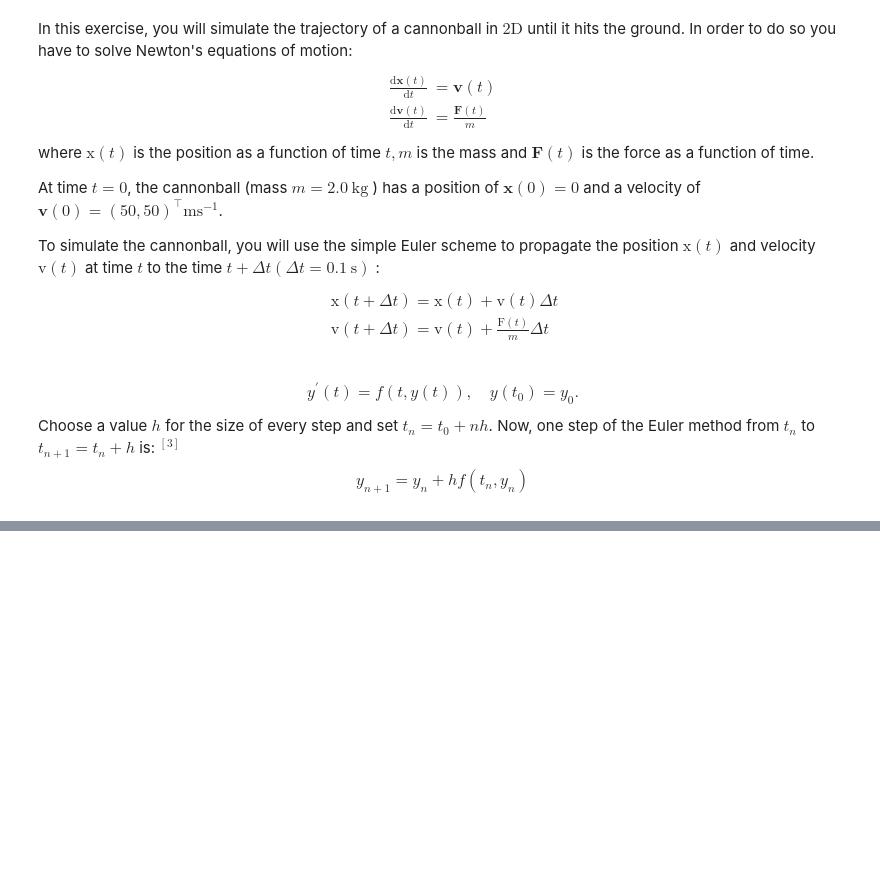
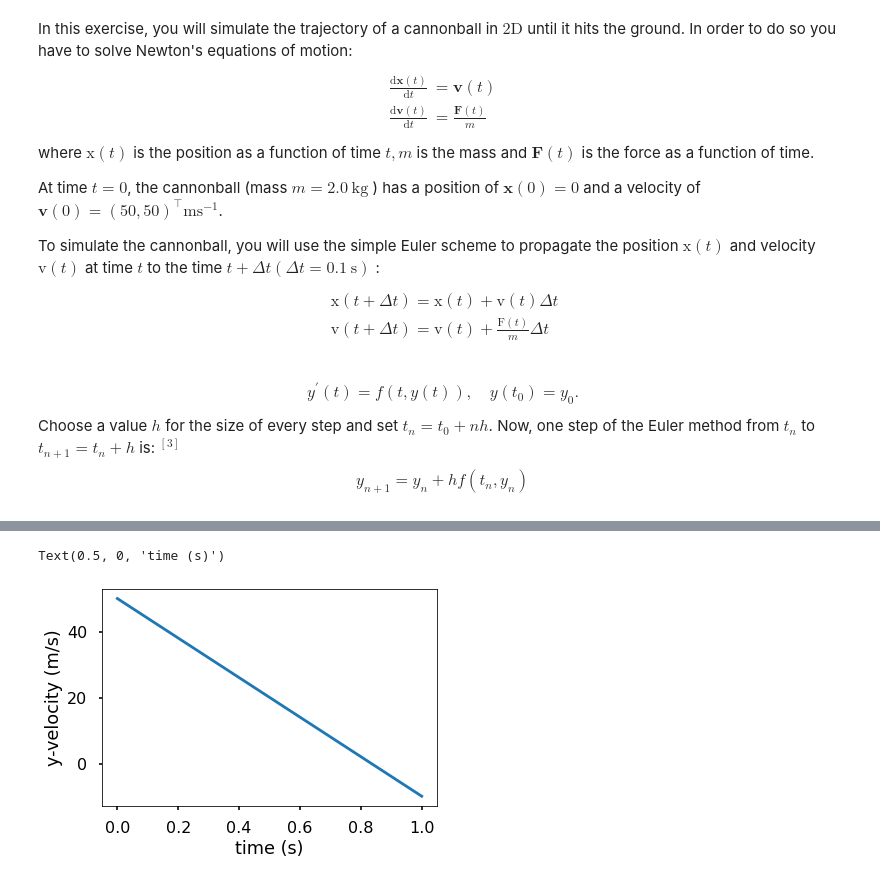
Before and after one commit to TeinkBR/Simulation-Physics-Course, a Jupyter notebook: Task_01_simulation_method_euler_method.ipynb, the cells around one changed output, grey strips where cells are left out. Saved outputs shown, nothing was run; the diff lists cells and outputs as text; code cells hidden in the pictures; blank space fills up the shorter version.

```diff
--- a/Task_01_simulation_method_euler_method.ipynb
+++ b/Task_01_simulation_method_euler_method.ipynb
@@ -215,0 +92,7 @@ ValueError: ignored
+# %%
+plt.plot(t,v_y)
+plt.ylabel("y-velocity (m/s)")
+plt.xlabel("time (s)")
+# %% [output]
+Text(0.5, 0, 'time (s)')
+[figure, added]
```
Also changed, not shown: parts of 12 cells of this notebook.
